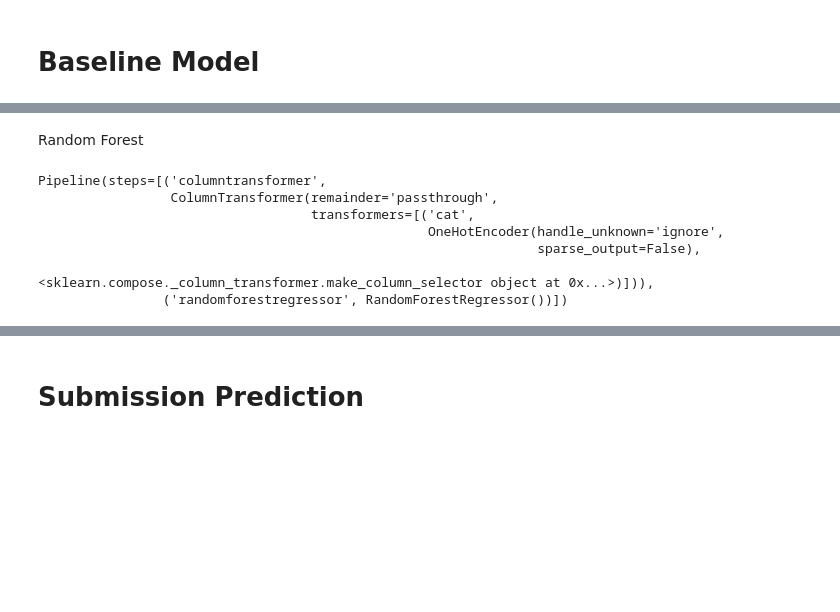
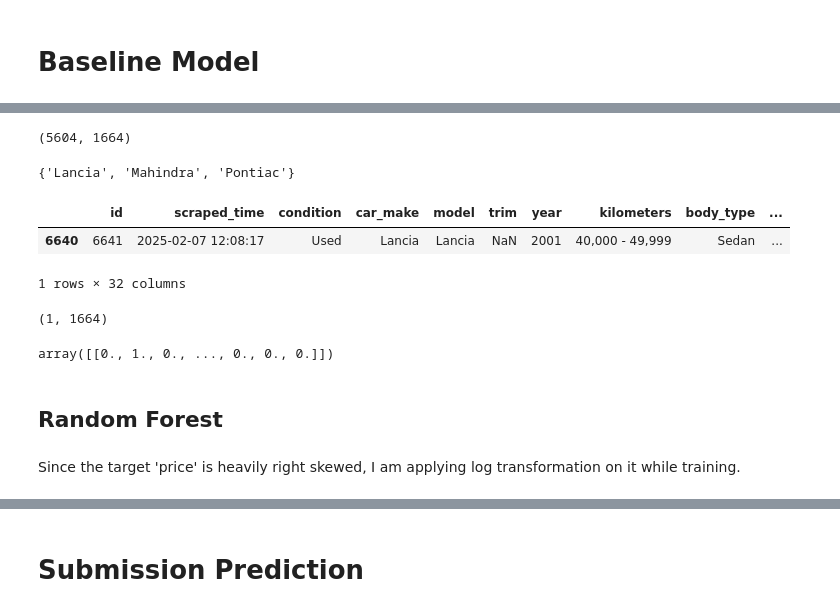
Before and after one commit to abhaykukade/Car-Price-Prediction, a Jupyter notebook: model_evaluation.ipynb, the cells around one changed output, grey strips where cells are left out. Cells and saved outputs as stored; diff of their text form; code cells hidden in the pictures; blank space fills up the shorter version.

```diff
--- a/model_evaluation.ipynb
+++ b/model_evaluation.ipynb
@@ -40,0 +55,2 @@ train_csv.shape
+# %%
+train_csv.drop(index=[175, 913, 7067, 508, 5789], inplace=True)
@@ -40,0 +63,16 @@ train_csv.shape
+# %%
+cols_map = {'Id': 'id', 'Scraped_Time': 'scraped_time', 'Condition': 'condition',
+            'Car Make': 'car_make', 'Model': 'model', 'Trim': 'trim', 'Year': 'year',
+            'Kilometers': 'kilometers', 'Body Type': 'body_type', 'Number of Seats': 'num_of_seats',
+            'Fuel': 'fuel', 'Transmission': 'transmission', 'Engine Size (cc)': 'engine_size_cc',
+            'Exterior Color': 'exterior_color', 'Interior Color': 'interior_color',
+            'Regional Specs': 'regional_specs', 'Car License': 'car_license', 'Insurance': 'insurance',
+            'Car Customs': 'car_customs', 'Body Condition': 'body_condition', 'Paint': 'paint',
+            'Payment Method': 'payment_method', 'City': 'city', 'Neighborhood': 'neighborhood',
+            'Category': 'category', 'Subcategory': 'subcategory', 'Interior Options': 'interior_options',
+            'Exterior Options': 'exterior_options', 'Technology Options': 'technology_options',
+            'Description_Score': 'description_score', 'Battery Capacity': 'battery_capacity',
+            'Battery Range': 'battery_range', 'Price': 'price'}
+# %%
+train_csv.rename(columns=cols_map, inplace=True)
+train_csv.columns
@@ -43,7 +90,7 @@ train_csv.shape
 # %%
-y = train_csv['price']
-cols_to_drop = ['price', 'scraped_time', 'id', 'technology_options', 'exterior_options', 'interior_options', 'description_score']
-X = train_csv.drop(columns=cols_to_drop)
+target = 'price'
+y = train_csv[target]
+X = train_csv.drop(columns=target)
 X_train, X_test, y_train, y_test = train_test_split(X, y, random_state=0, shuffle=True)
 # %%
 print(X_train.shape, y_train.shape,'\n', X_test.shape, y_test.shape)
@@ -68,14 +138,39 @@ lr_pipe = make_pipeline(preprocessor, LinearRegression())
+# %%
+X_train_transformed.shape
+# %% [output]
+(5604, 1664)
+# %%
+diff = set(X_test['car_make']).difference(set(X_train['car_make']))
+diff
+# %% [output]
+{'Lancia', 'Mahindra', 'Pontiac'}
+# %%
+Lancia_test = X_test[X_test['car_make']=='Lancia']
+Lancia_test
+# %% [output]
+|  | id | scraped_time | condition | car_make | model | trim | year | kilometers | body_type | ... |
+| 6640 | 6641 | 2025-02-07 12:08:17 | Used | Lancia | Lancia | NaN | 2001 | 40,000 - 49,999 | Sedan | ... |
+1 rows × 32 columns
+# %%
+Lancia_test_transformed = preprocessor.transform(Lancia_test)
+Lancia_test_transformed.shape
+# %% [output]
+(1, 1664)
+# %%
+Lancia_test_transformed
+# %% [output]
+array([[0., 1., 0., ..., 0., 0., 0.]])
 # %% [markdown]
-Random Forest
+## Random Forest
+# %% [markdown]
+Since the target 'price' is heavily right skewed, I am applying log transformation on it while training.
 # %%
-rf_pipe = make_pipeline(preprocessor, RandomForestRegressor())
-rf_pipe.fit(X_train, y_train)
+rf_model = Pipeline(steps=[
+    ('preprocessor', preprocessor),
+    ('rfregressor', TransformedTargetRegressor(
+        regressor=RandomForestRegressor(random_state=42),
+        func=np.log1p,
+        inverse_func=np.expm1
+    ))
+])
-# %% [output]
-Pipeline(steps=[('columntransformer',
-                 ColumnTransformer(remainder='passthrough',
-                                   transformers=[('cat',
-                                                  OneHotEncoder(handle_unknown='ignore',
-                                                                sparse_output=False),
-                                                  <sklearn.compose._column_transformer.make_column_selector object at 0x...>)])),
-                ('randomforestregressor', RandomForestRegressor())])
 # %%
```
Also changed, not shown: parts of 36 cells of this notebook, 1 other file.
